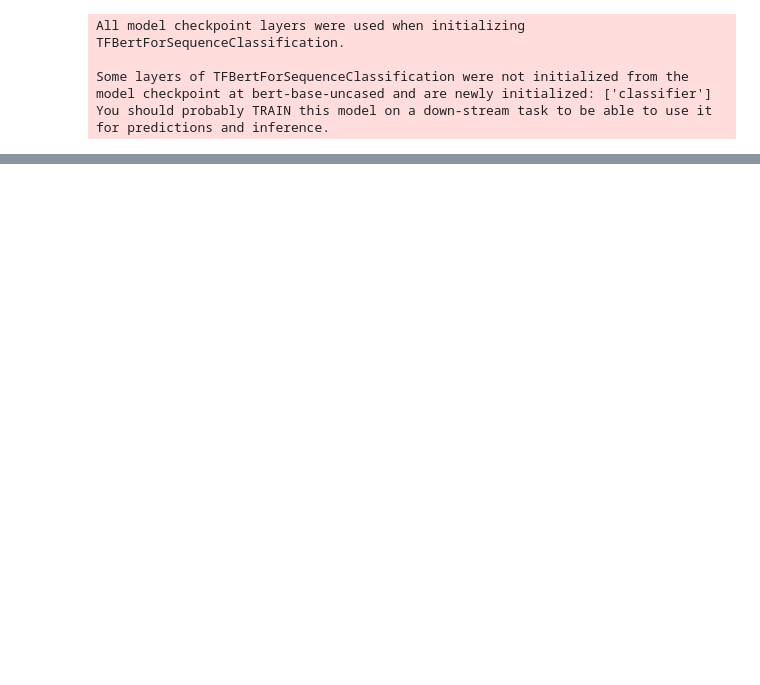
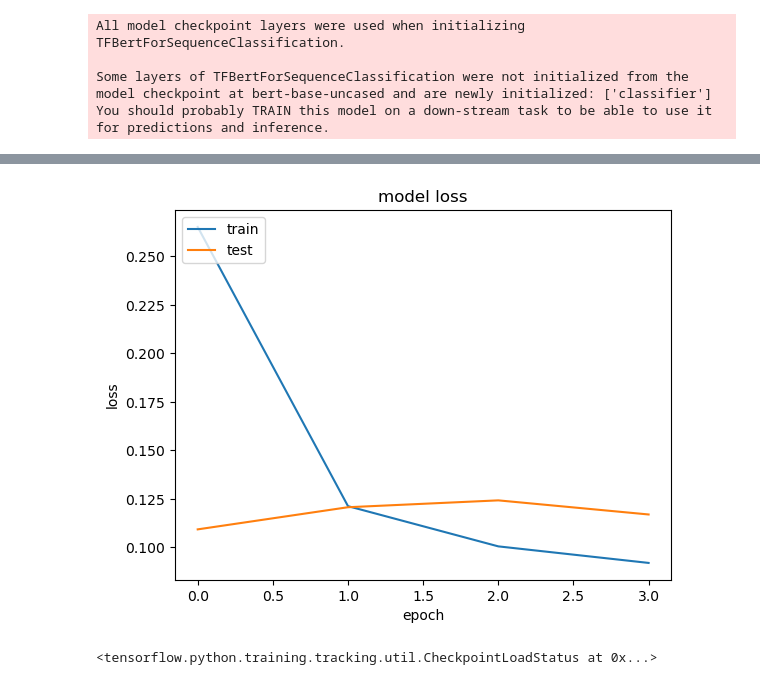
Before and after one commit to arsemi337/nlp-models, a Jupyter notebook: notebooks/emotions_eng_bert.ipynb, the cells around one changed output, grey strips where cells are left out. Drawn from its saved outputs; the diff is of its cells as text; code cells hidden in the pictures; blank space fills up the shorter version.

```diff
--- a/notebooks/emotions_eng_bert.ipynb
+++ b/notebooks/emotions_eng_bert.ipynb
@@ -97,21 +115,26 @@ tf_train_dataset
+# %%
+from tensorflow.keras.optimizers.schedules import PolynomialDecay
+from tensorflow.keras.optimizers import Adam
+
+num_epochs = 10
+# The number of training steps is the number of samples in the dataset, divided by the batch size then multiplied
+# by the total number of epochs. Note that the tf_train_dataset here is a batched tf.data.Dataset,
+# not the original Hugging Face Dataset, so its len() is already num_samples // batch_size.
+num_train_steps = len(tf_train_dataset) * num_epochs
+lr_scheduler = PolynomialDecay(
+    initial_learning_rate=5e-5, end_learning_rate=0.0, decay_steps=num_train_steps
+)
+
+optimizer = Adam(learning_rate=lr_scheduler)
 # %%
 from transformers import TFAutoModelForSequenceClassification
 
 model = TFAutoModelForSequenceClassification.from_pretrained(checkpoint, num_labels=6)
+loss = tf.keras.losses.SparseCategoricalCrossentropy(from_logits=True)
+metrics = ["accuracy"]
+model.compile(optimizer=optimizer, loss=loss, metrics=metrics)
 # %% [output]
 All model checkpoint layers were used when initializing TFBertForSequenceClassification.
 
 Some layers of TFBertForSequenceClassification were not initialized from the model checkpoint at bert-base-uncased and are newly initialized: ['classifier']
 You should probably TRAIN this model on a down-stream task to be able to use it for predictions and inference.
-# %%
-from tensorflow.keras.losses import SparseCategoricalCrossentropy
-
-model.compile(
-    optimizer="adam",
-    loss=SparseCategoricalCrossentropy(from_logits=True),
-    metrics=["accuracy"],
-)
-model.fit(
-    tf_train_dataset,
-    validation_data=tf_validation_dataset,
-)
@@ -120,0 +141,2 @@ model.fit(
+# %%
+history = model.fit(tf_train_dataset, validation_data=tf_val_dataset, epochs=num_epochs, callbacks=[checkpoint_cb, early_stop_cb])
@@ -120,0 +160,21 @@ model.fit(
+# %%
+plt.plot(history.history['loss'])
+plt.plot(history.history['val_loss'])
+plt.title('model loss')
+plt.ylabel('loss')
+plt.xlabel('epoch')
+plt.legend(['train', 'test'], loc='upper left')
+plt.show()
+# %% [output]
+[figure, added]
+# %%
+import shutil
+
+best_model_checkpoint_index = np.argmin(history.history["val_loss"]) + 1
+best_model_weights_path = os.path.join(training_path, checkpoint_filename.format(epoch=best_model_checkpoint_index))
+best_model = model
+best_model.load_weights(best_model_weights_path)
+
+shutil.rmtree(training_path)
+# %% [output]
+<tensorflow.python.training.tracking.util.CheckpointLoadStatus at 0x...>
```
Also changed, not shown: parts of 23 cells of this notebook, 3 other files.
